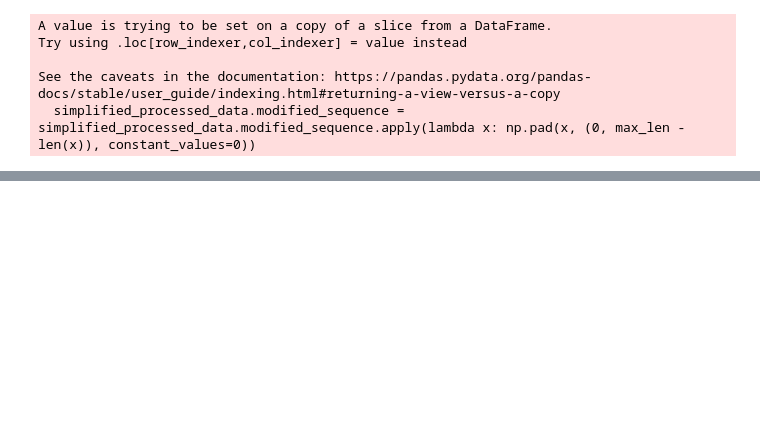
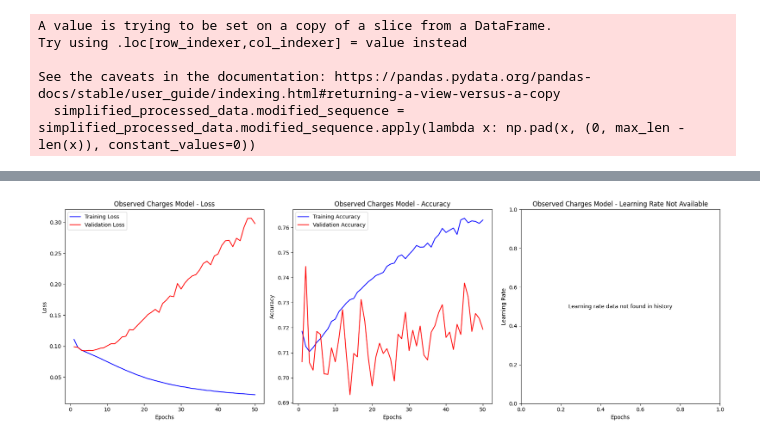
Before and after one commit to wilhelm-lab/dlomix, a Jupyter notebook: model_dev.ipynb, the cells around one changed output, grey strips where cells are left out. Saved outputs shown, nothing was run; the diff lists cells and outputs as text; code cells hidden in the pictures; blank space fills up the shorter version.

```diff
--- a/model_dev.ipynb
+++ b/model_dev.ipynb
@@ -296,0 +141,15 @@ plot_learning_curves(majority_model_2_LR_history, title='Prosit Adaption Model')
+# %%
+observed_X = np.array(simplified_processed_data.modified_sequence.to_list())
+observed_y = np.array(simplified_processed_data['charge_state_vector'].tolist())
+
+# 70/20/10 split for training, validation and test
+# First split: training and test+validation
+observed_X_train, observed_X_temp, observed_y_train, observed_y_temp = train_test_split(observed_X, observed_y, test_size=0.3, random_state=42)
+
+# Second split: validation and test
+observed_X_val, observed_X_test, observed_y_val, observed_y_test = train_test_split(observed_X_temp, observed_y_temp, test_size=1/3, random_state=42)
+
+# Check the shape of the splits
+print("Training set shape:", observed_X_train.shape, observed_y_train.shape)
+print("Validation set shape:", observed_X_val.shape, observed_y_val.shape)
+print("Test set shape:", observed_X_test.shape, observed_y_test.shape)
@@ -296,0 +207,3 @@ plot_learning_curves(majority_model_2_LR_history, title='Prosit Adaption Model')
+# %%
+observed_charges_model = ObservedChargeStatePredictor()
+observed_charges_model.compile(optimizer='adam', loss='binary_crossentropy', metrics=['accuracy'])
@@ -296,0 +270,2 @@ plot_learning_curves(majority_model_2_LR_history, title='Prosit Adaption Model')
+# %%
+observed_charges_model_history = observed_charges_model.fit(observed_X_train, observed_y_train, validation_data=(observed_X_val, observed_y_val), epochs=50, batch_size=32)
@@ -296,0 +388,4 @@ plot_learning_curves(majority_model_2_LR_history, title='Prosit Adaption Model')
+# %%
+plot_learning_curves(observed_charges_model_history, title='Observed Charges Model')
+# %% [output]
+[figure, added]
```
Also changed, not shown: parts of 59 cells of this notebook, 1 other file.
